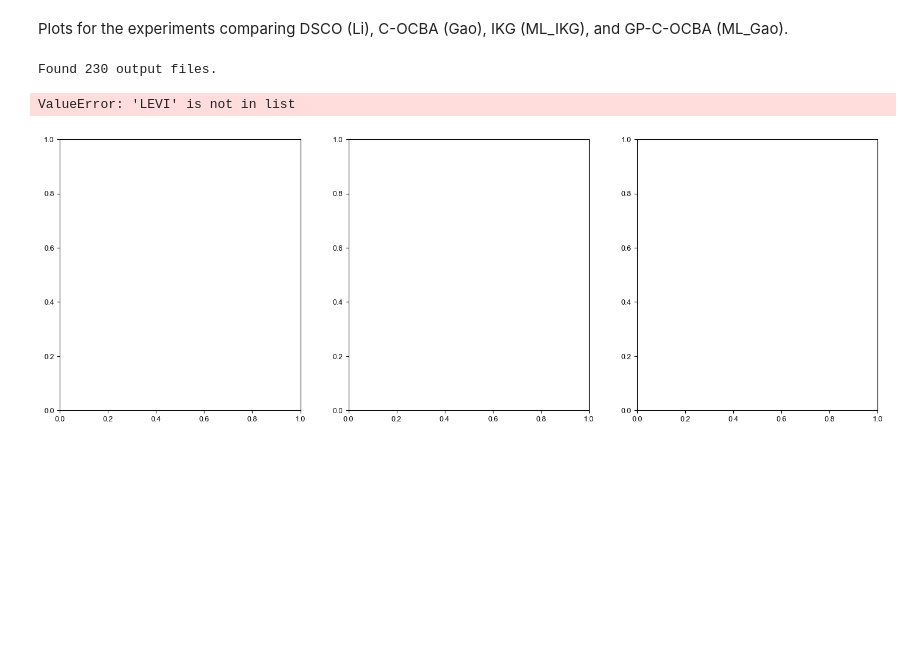
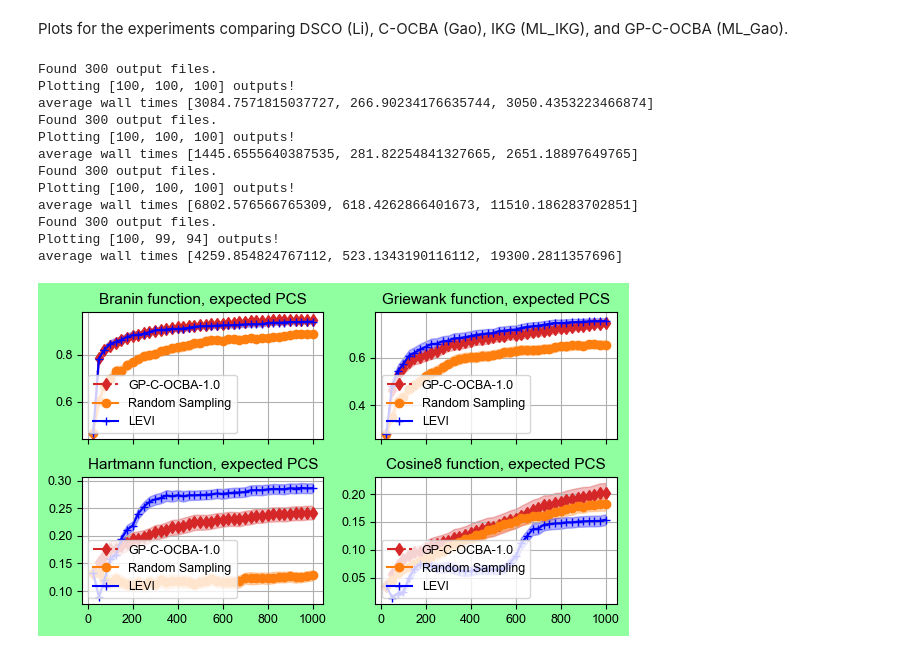
Before and after one commit to saitcakmak/contextual_rs, a Jupyter notebook: experiments/continuous_experiments/analyze_output_new.ipynb, the cells around one changed output. Saved outputs shown, nothing was run; the diff lists cells and outputs as text; code cells hidden in the pictures; blank space fills up the shorter version.

Commit message:
plots

```diff
--- a/experiments/continuous_experiments/analyze_output_new.ipynb
+++ b/experiments/continuous_experiments/analyze_output_new.ipynb
@@ -39,15 +39,17 @@ current_dir = os.getcwd()
 
 plot_kwargs = {
 #     "ML_IKG": {"ls": "-.", "marker": "p", "color": u'#e377c2'},
-    "GP-C-OCBA": {"ls": "-.", "marker": "d", "color": u'#d62728'},
+    "GP-C-OCBA-1.0": {"ls": "-.", "marker": "d", "color": u'#d62728'},
     "random": {"marker": "o", "color": u'#ff7f0e'},
-    "GP-C-OCBA-1.0": {"marker": "+", "color": u'#2ca02c'},
-    "GP-C-OCBA-0.5": {"marker": "+", "color": "b"},
+#     "GP-C-OCBA-1.0": {"marker": "+", "color": u'#2ca02c'},
+#     "GP-C-OCBA-0.5": {"marker": "+", "color": "b"},
+    "LEVI": {"marker": "+", "color": "b"},
 }
 plot_titles = {
     "config_branin": "Branin function, expected PCS",
     "config_greiwank": "Griewank function, expected PCS",
     "config_hartmann": "Hartmann function, expected PCS",
+    "config_cosine8": "Cosine8 function, expected PCS",
 
 #     "config_b_3_mean": "Branin function, expected PCS",
     # "config_b_3_worst": "Branin function, worst-case PCS",
@@ -60,19 +62,20 @@ labels = {
 #     "GP-C-OCBA": "GP-C-OCBA",
     "GP-C-OCBA-1.0": "GP-C-OCBA-1.0",
 #     "GP-C-OCBA-0.5": "GP-C-OCBA-0.5",
-    "random": "random",
+    "random": "Random Sampling",
 #     "Li": "DSCO",
 #     "Gao": "C-OCBA"
+     "LEVI": "LEVI",
 }
 
 all_keys = list(plot_kwargs.keys())
 plot_idcs = None
 moving_average_window = 1
-plot_errors = False
-# figsize = (6, 5.2)
-figsize = (18, 6)
+plot_errors = True
+figsize = (6, 3.6)
+# figsize = (16, 12)
 
-fig, axes = plt.subplots(nrows=1, ncols=3, sharex="all", figsize=figsize, squeeze=False)
+fig, axes = plt.subplots(nrows=2, ncols=2, sharex="all", figsize=figsize, squeeze=False)
 
 
 def plot_experiment(
@@ -101,7 +104,10 @@ def plot_experiment(
     wall_times = [0.] * len(all_keys)
     time_counts = [0] * len(all_keys)
     for out_path in output_files:
-        out_dict = torch.load(out_path)
+        try:
+            out_dict = torch.load(out_path)
+        except Exception:
+            continue
         label_idx = all_keys.index(out_dict["label"])
         output = out_dict[key].cpu()
 
@@ -109,7 +115,7 @@ def plot_experiment(
                 (output.shape[0] == 1000 and label_idx == 0 and ("h_4" in dirname or
                                                                  "c_5" in dirname)):
             output_lists[label_idx].append(output)
-#             wall_times[label_idx] += float(out_dict["wall_time"][999])
+            wall_times[label_idx] += float(out_dict["wall_time"][999])
             time_counts[label_idx] += 1
 
     # calculate the mean and std for plotting
@@ -121,7 +127,7 @@ def plot_experiment(
             out_tensor = torch.stack(out_list)
             key_counts.append(out_tensor.shape[0])
             mean = out_tensor.mean(dim=0)
-            std = out_tensor.std(dim=0)
+            std = out_tensor.std(dim=0) / (float(len(out_tensor)) ** 0.5)
             if moving_average_window > 1:
                 tmp_mean = torch.zeros_like(mean)
                 tmp_std = torch.zeros_like(std)
@@ -155,7 +161,7 @@ def plot_experiment(
         if plot_means[i] is None or all_keys[i] not in labels:
             continue
         if plot_errors:
-            ax.errorbar(
+            markers, caps, bars = ax.errorbar(
                 x=torch.arange(plot_means[i].shape[0]),
                 y=plot_means[i],
                 yerr=plot_stds[i],
@@ -163,38 +169,64 @@ def plot_experiment(
                 label=labels[all_keys[i]],
                 markevery=20,
                 **plot_kwargs[all_keys[i]]
-
             )
+            # loop through bars and caps and set the alpha value
+            [bar.set_alpha(0.5) for bar in bars]
+            [cap.set_alpha(0.5) for cap in caps]
         else:
             y = plot_means[i][::25]
             x = torch.arange(1, len(y) + 1) * 25
             ax.plot(
                 x,
                 y,
                 label=labels[all_keys[i]],
                 markevery=1,
                 **plot_kwargs[all_keys[i]]
             )
+        if plot_shaded:
+            yerr=err_coef*plot_stds[i][::25]
+            ax.fill_between(
+                x,
+                y-yerr,
+                y+yerr,
+                alpha=0.3,
+                color=plot_kwargs[all_keys[i]]["color"],
+            )
     ax.grid()
     ax.legend(loc=3, prop={'size': MEDIUM_SIZE})
     ax.set_title(plot_titles[dirname], fontdict={"fontsize": BIGGER_SIZE})
     return output_lists
 
+plot_errors = False
+plot_shaded = True
+err_coef = 1.96
+
 _ = plot_experiment("config_branin", row=0, col=0)
 _ = plot_experiment("config_greiwank", row=0, col=1)
-_ = plot_experiment("config_hartmann", row=0, col=2)
+_ = plot_experiment("config_hartmann", row=1, col=0)
+_ = plot_experiment("config_cosine8", row=1, col=1)
 # _ = plot_experiment("config_b_3_mean", row=0, col=0)
 # _ = plot_experiment("config_b_3_worst", row=0, col=1)
 # _ = plot_experiment("config_g_4_mean", row=1, col=0)
 # _ = plot_experiment("config_g_4_worst", row=1, col=1)
 # _ = plot_experiment("config_h_4_mean", row=2, col=0)
 # _ = plot_experiment("config_c_5_mean", row=2, col=1)
 
 fig.tight_layout()
 plt.savefig(os.path.join("plots", "combined_plot.pdf"), dpi=300)
 fig.patch.set_facecolor('xkcd:mint green')
 plt.show()
 # %% [output]
-Found 230 output files.
+Found 300 output files.
+Plotting [100, 100, 100] outputs!
+average wall times [3084.7571815037727, 266.90234176635744, 3050.4353223466874]
+Found 300 output files.
+Plotting [100, 100, 100] outputs!
+average wall times [1445.6555640387535, 281.82254841327665, 2651.18897649765]
+Found 300 output files.
+Plotting [100, 100, 100] outputs!
+average wall times [6802.576566765309, 618.4262866401673, 11510.186283702851]
+Found 300 output files.
+Plotting [100, 99, 94] outputs!
+average wall times [4259.854824767112, 523.1343190116112, 19300.2811357696]
-ValueError: 'LEVI' is not in list
-[figure, old version]
+[figure, new version]
```
Also changed, not shown: 3 other files.
